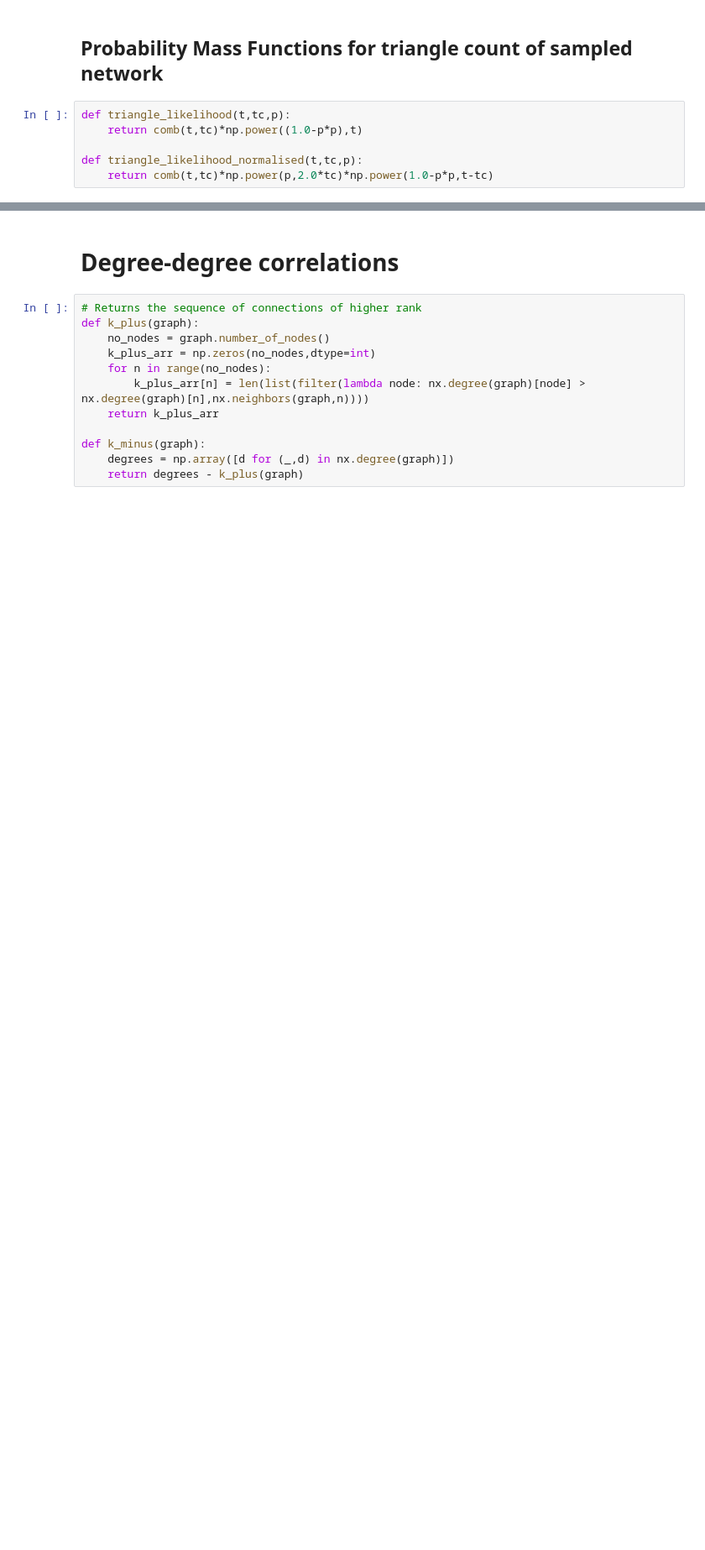
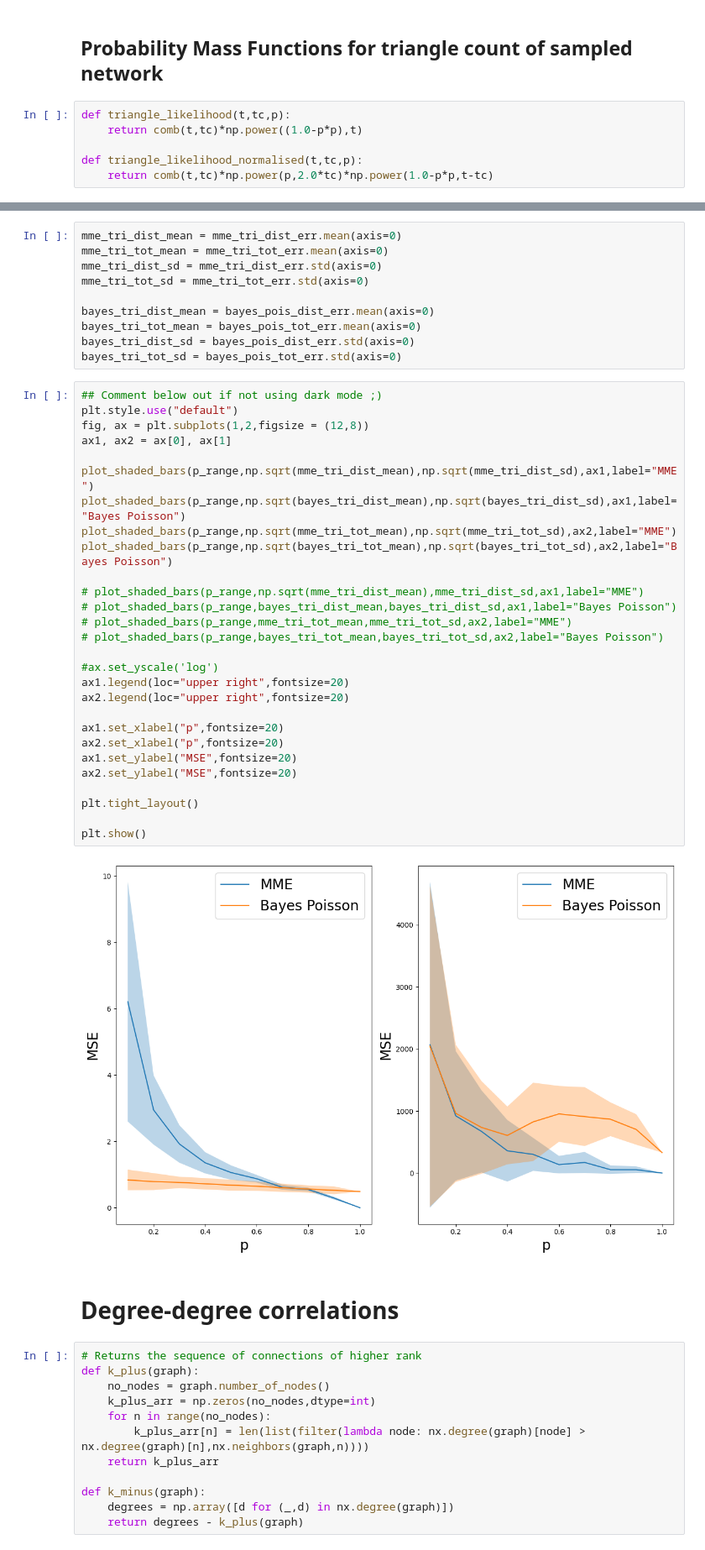
Before and after one commit to narnolddd/sample-nets, a Jupyter notebook: MonteCarloTranslate.ipynb, the cells around one changed output, grey strips where cells are left out. Shown at 84% size. Drawn from its saved outputs; the diff is of its cells as text; blank space fills up the shorter version.

```diff
--- a/MonteCarloTranslate.ipynb
+++ b/MonteCarloTranslate.ipynb
@@ -460,3 +578,43 @@ def triangle_likelihood_normalised(t,tc,p):
+# %%
+mme_tri_dist_mean = mme_tri_dist_err.mean(axis=0)
+mme_tri_tot_mean = mme_tri_tot_err.mean(axis=0)
+mme_tri_dist_sd = mme_tri_dist_err.std(axis=0)
+mme_tri_tot_sd = mme_tri_tot_err.std(axis=0)
+
+bayes_tri_dist_mean = bayes_pois_dist_err.mean(axis=0)
+bayes_tri_tot_mean = bayes_pois_tot_err.mean(axis=0)
+bayes_tri_dist_sd = bayes_pois_dist_err.std(axis=0)
+bayes_tri_tot_sd = bayes_pois_tot_err.std(axis=0)
+# %%
+## Comment below out if not using dark mode ;)
+plt.style.use("default")
+fig, ax = plt.subplots(1,2,figsize = (12,8))
+ax1, ax2 = ax[0], ax[1]
+
+plot_shaded_bars(p_range,np.sqrt(mme_tri_dist_mean),np.sqrt(mme_tri_dist_sd),ax1,label="MME")
+plot_shaded_bars(p_range,np.sqrt(bayes_tri_dist_mean),np.sqrt(bayes_tri_dist_sd),ax1,label="Bayes Poisson")
+plot_shaded_bars(p_range,np.sqrt(mme_tri_tot_mean),np.sqrt(mme_tri_tot_sd),ax2,label="MME")
+plot_shaded_bars(p_range,np.sqrt(bayes_tri_tot_mean),np.sqrt(bayes_tri_tot_sd),ax2,label="Bayes Poisson")
+
+# plot_shaded_bars(p_range,np.sqrt(mme_tri_dist_mean),mme_tri_dist_sd,ax1,label="MME")
+# plot_shaded_bars(p_range,bayes_tri_dist_mean,bayes_tri_dist_sd,ax1,label="Bayes Poisson")
+# plot_shaded_bars(p_range,mme_tri_tot_mean,mme_tri_tot_sd,ax2,label="MME")
+# plot_shaded_bars(p_range,bayes_tri_tot_mean,bayes_tri_tot_sd,ax2,label="Bayes Poisson")
+
+#ax.set_yscale('log')
+ax1.legend(loc="upper right",fontsize=20)
+ax2.legend(loc="upper right",fontsize=20)
+
+ax1.set_xlabel("p",fontsize=20)
+ax2.set_xlabel("p",fontsize=20)
+ax1.set_ylabel("MSE",fontsize=20)
+ax2.set_ylabel("MSE",fontsize=20)
+
+plt.tight_layout()
+
+plt.show()
+# %% [output]
+[figure, added]
 # %% [markdown]
 # Degree-degree correlations
 # %%
```
Also changed, not shown: parts of 5 cells of this notebook.
